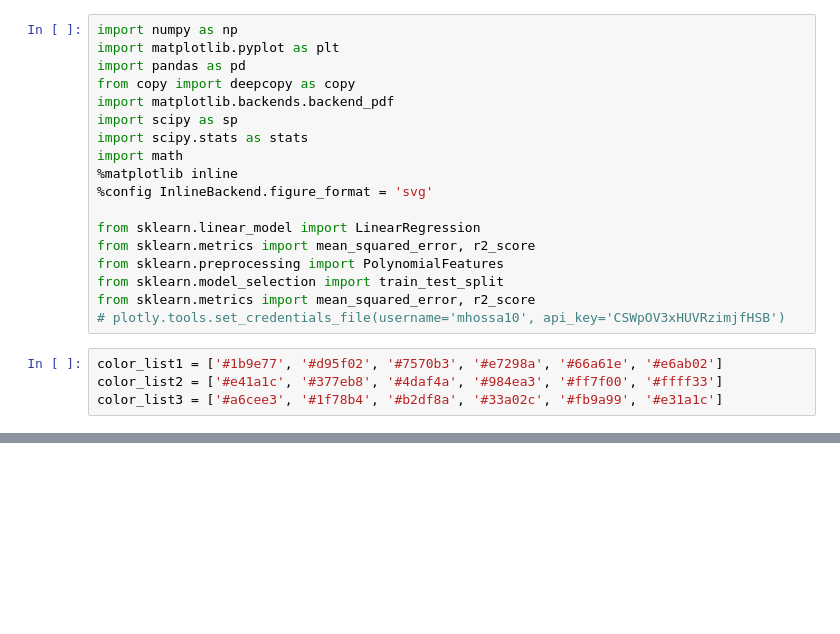
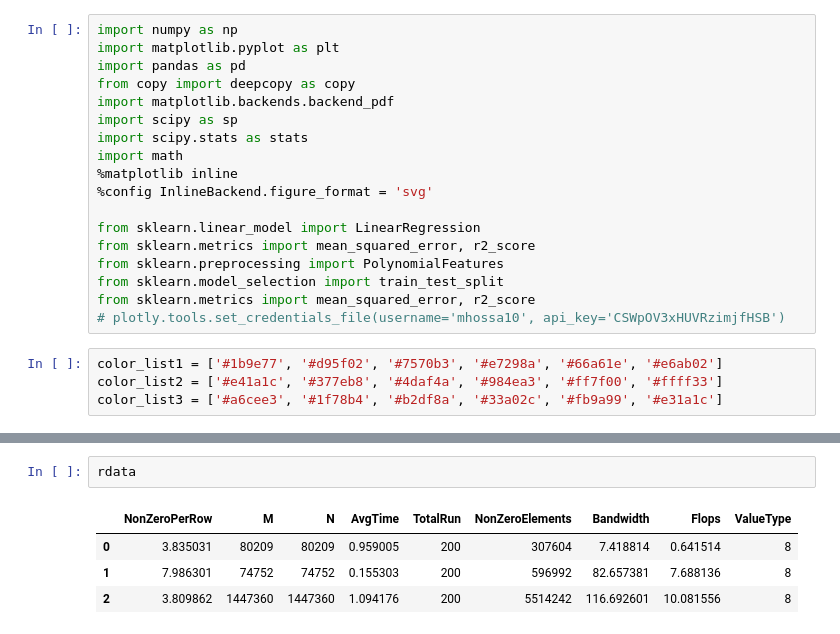
Before and after one commit to marufdsi/Benchmark_SpMV_using_CSR5, a Jupyter notebook: CSR5_SpMV_GPU_Plots.ipynb, the cells around one changed output, grey strips where cells are left out. Saved outputs shown, nothing was run; the diff lists cells and outputs as text; blank space fills up the shorter version.

```diff
--- a/CSR5_SpMV_GPU_Plots.ipynb
+++ b/CSR5_SpMV_GPU_Plots.ipynb
@@ -48,0 +144,7 @@ data
+# %%
+rdata
+# %% [output]
+|  | NonZeroPerRow | M | N | AvgTime | TotalRun | NonZeroElements | Bandwidth | Flops | ValueType |
+| 0 | 3.835031 | 80209 | 80209 | 0.959005 | 200 | 307604 | 7.418814 | 0.641514 | 8 |
+| 1 | 7.986301 | 74752 | 74752 | 0.155303 | 200 | 596992 | 82.657381 | 7.688136 | 8 |
+| 2 | 3.809862 | 1447360 | 1447360 | 1.094176 | 200 | 5514242 | 116.692601 | 10.081556 | 8 |
```
Also changed, not shown: parts of 2 cells of this notebook, 6 other files.
